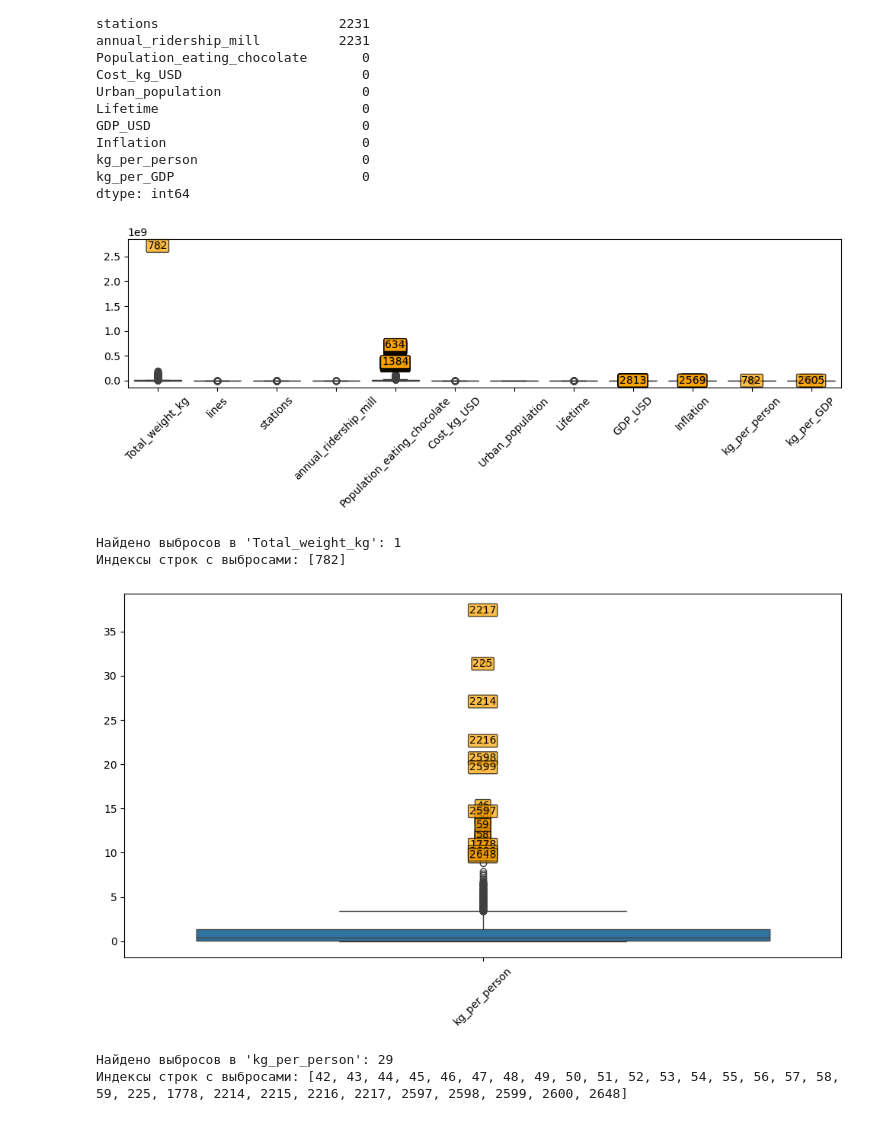
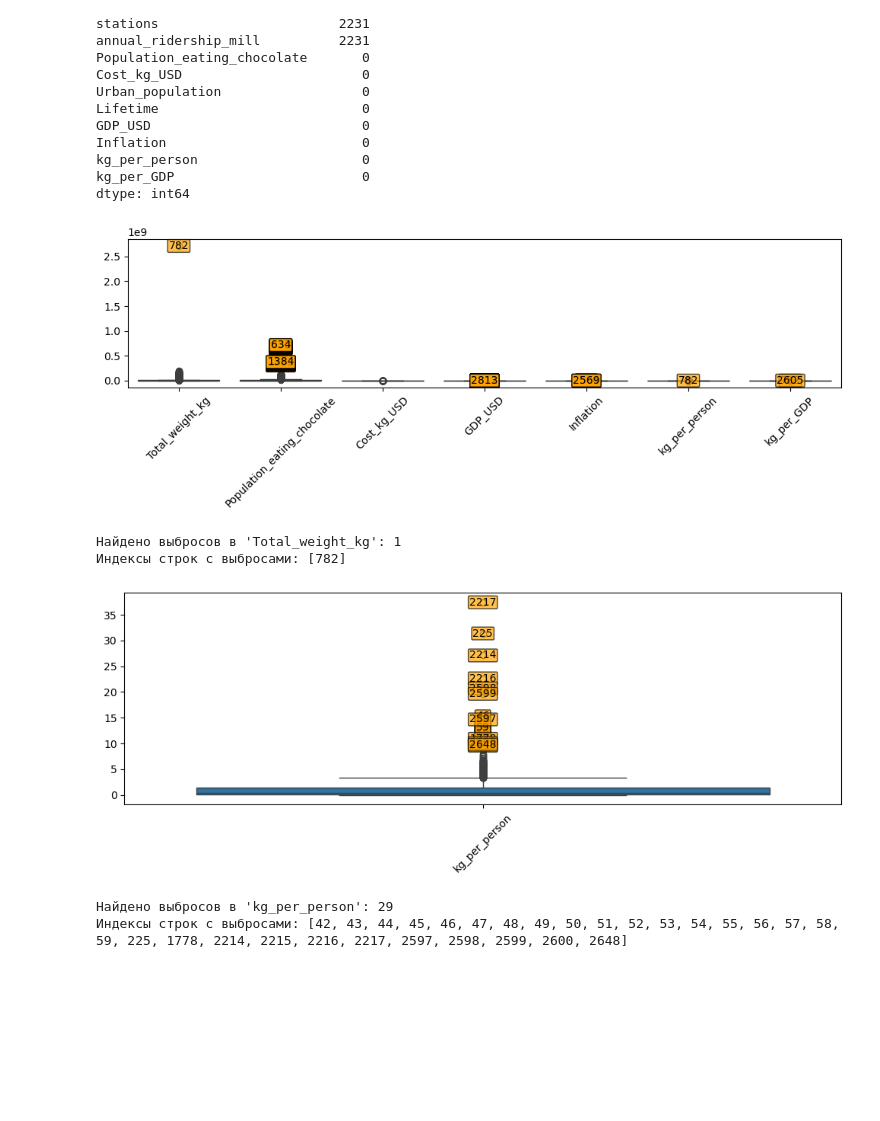
Before and after one commit to Paskored/Data-Analyst-Project_Kashtanov, a Jupyter notebook: Notebook/Курсовая V3.ipynb, the cells around one changed output. Saved outputs shown, nothing was run; the diff lists cells and outputs as text; code cells hidden in the pictures; blank space fills up the shorter version.

```diff
--- a/Notebook/Курсовая V3.ipynb
+++ b/Notebook/Курсовая V3.ipynb
@@ -65,46 +45,39 @@ memory usage: 203.7+ KB
 # %%
-# 1 ЭТАП
 # Заполнение миссингов
-# 1.1 Вычисляем средние значения по странам
+# 1.1 Заменяем пропуски в 'Total_weight_kg' на средние значения по странам
 country_means = df.groupby('Country')['Total_weight_kg'].transform('mean')
-df['Total_weight_kg'] = df['Total_weight_kg'].mask((df['Total_weight_kg'].isna()) | (df['Total_weight_kg'] == 0), country_means)
-# 1.2 Вычисляем среднее значение Inflation по каждому году
+df['Total_weight_kg'] = df['Total_weight_kg'].mask((df['Total_weight_kg'].isna()), country_means)
+# 1.2 Заменяем пропуски в 'Inflation' на средние значения по году
 inflation_means_by_year = df.groupby('Year')['Inflation'].transform('mean')
-# Заменяем пропуски в 'Inflation' на средние значения по году
 df['Inflation'] = df['Inflation'].fillna(inflation_means_by_year)
-# 1.2.1 Вычисляем среднее значение Urban_population по каждому году
+# 1.3 Заменяем пропуски в 'Urban_population' на средние значения по году
 Urban_population_means_by_year = df.groupby('Year')['Urban_population'].transform('mean')
-# Заменяем пропуски в 'Urban_population' на средние значения по году
 df['Urban_population'] = df['Urban_population'].fillna(Urban_population_means_by_year)
-# 1.2.2 Вычисляем среднее значение Lifetime по каждому году
+# 1.4 Заменяем пропуски в 'Lifetime' на средние значения по году
 Lifetime_means_by_year = df.groupby('Year')['Lifetime'].transform('mean')
-# Заменяем пропуски в 'Lifetime' на средние значения по году
 df['Lifetime'] = df['Lifetime'].fillna(Lifetime_means_by_year)
-# 1.3 Заполнение пропусков GDP_USD
+# 1.5 Заполнение пропусков GDP_USD
 replacement_GDP = {
     'Faroe Islands': ('Denmark', 0.015),
     'Mayotte': ('Comoros', 2),
     'Netherlands Antilles': ('Netherlands', 0.005),
     'Sudan': ('Egypt', 0.3),
     'Wallis and Futuna Islands': ('New Zealand', 0.001)}
-# Обрабатываем каждое правило
 for country, (source_country, multiplier) in replacement_GDP.items():
-    # Находим строки с пропусками GDP_USD для текущей страны
     missing_mask = (df['Country'] == country) & (df['GDP_USD'].isna())
-    # Для каждой строки с пропуском находим соответствующее значение из страны-источника по году
-    for idx in df[missing_mask].index:
-        year = df.at[idx, 'Year']
-        # Ищем GDP_USD для страны-источника в том же году
-        source_gdp = df.loc[(df['Country'] == source_country) & (df['Year'] == year), 'GDP_USD'].values
-        if len(source_gdp) > 0:  # Если значение найдено
-            calculated_value = np.float32(source_gdp[0] * multiplier)
-            df.at[idx, 'GDP_USD'] = calculated_value
-# 1.4 Заполнение пропусков в kg_per_person: total_weight_kg / Population_eating_chocolate
+    years = df.loc[missing_mask, 'Year'].unique()
+    for year in years:
+        source_value = df.loc[(df['Country'] == source_country) &  (df['Year'] == year), 'GDP_USD'].values
+        if len(source_value) > 0:
+            replacement_value = np.float32(source_value[0] * multiplier)
+            df.loc[(df['Country'] == country) &
+                  (df['Year'] == year), 'GDP_USD'] = replacement_value
+# 1.6 Заполнение пропусков в kg_per_person: Total_weight_kg / Population_eating_chocolate
 mask_kg_per_person = df['kg_per_person'].isna()
 df.loc[mask_kg_per_person, 'kg_per_person'] = (
     df.loc[mask_kg_per_person, 'Total_weight_kg'] /
     df.loc[mask_kg_per_person, 'Population_eating_chocolate']).astype('float32')
-# 1.5 Заполнение пропусков в kg_per_GDP: total_weight_kg / GDP_USD
+# 1.7 Заполнение пропусков в kg_per_GDP: Total_weight_kg / GDP_USD
 mask_kg_per_gdp = df['kg_per_GDP'].isna()
 df.loc[mask_kg_per_gdp, 'kg_per_GDP'] = (
     df.loc[mask_kg_per_gdp, 'Total_weight_kg'] /
@@ -135,9 +108,8 @@ df.to_csv(output_file, index=False)
 # %%
 # 2 ЭТАП
 # 2.1 Проверка и удаление выбросов по столбцам
-numeric_cols = ['Total_weight_kg', 'lines',
-       'stations', 'annual_ridership_mill', 'Population_eating_chocolate',
-       'Cost_kg_USD', 'Urban_population', 'Lifetime', 'GDP_USD', 'Inflation',
+numeric_cols = ['Total_weight_kg', 'Population_eating_chocolate',
+       'Cost_kg_USD', 'GDP_USD', 'Inflation',
        'kg_per_person', 'kg_per_GDP']
 plt.figure(figsize=(10, 4))
 ax = sns.boxplot(data=df[numeric_cols])
@@ -162,7 +134,7 @@ for column in numeric_cols:
 plt.tight_layout()
 plt.show()
 # %% [output]
-[figure, old version]
+[figure, new version]
 # %%
 # 2.1 Удаление строк с выбросами по столбцу 'Total_weight_kg'
 outliers_indices = find_outliers_zscore(df, 'Total_weight_kg', threshold=4)
@@ -176,25 +148,25 @@ dfW = df.drop(index=outliers_indices).copy()
 # %%
 # 2.2 Проверка и удаление выбросов по столбцу 'kg_per_person'
 numeric_cols = ['kg_per_person']
-plt.figure(figsize=(10, 6))
+plt.figure(figsize=(10, 4))
 ax = sns.boxplot(data=dfW[numeric_cols])
 plt.xticks(rotation=45)
 def find_outliers_zscore(data, column, threshold=4):
     z_scores = np.abs(stats.zscore(data[column]))
     return data.loc[z_scores > threshold].index.tolist()
 for column in numeric_cols:
     outliers_idx = find_outliers_zscore(dfW, column, threshold=4)
     col_pos = numeric_cols.index(column)
     for idx in outliers_idx:
         value = dfW.at[idx, column]
         ax.text(col_pos, value, f'{idx}',
                 ha='center', va='center',
                 bbox=dict(boxstyle='round,pad=0.1', facecolor='orange', alpha=0.7),
                 fontsize=10, color='black')
 plt.tight_layout()
 plt.show()
 # %% [output]
-[figure, old version]
+[figure, new version]
 # %%
 # 2.2 Количество строк с выбросами по столбцу 'kg_per_person'
 outliers_indices = find_outliers_zscore(dfW, 'kg_per_person', threshold=4)
```
Also changed, not shown: parts of 53 cells of this notebook, 16 other files.
